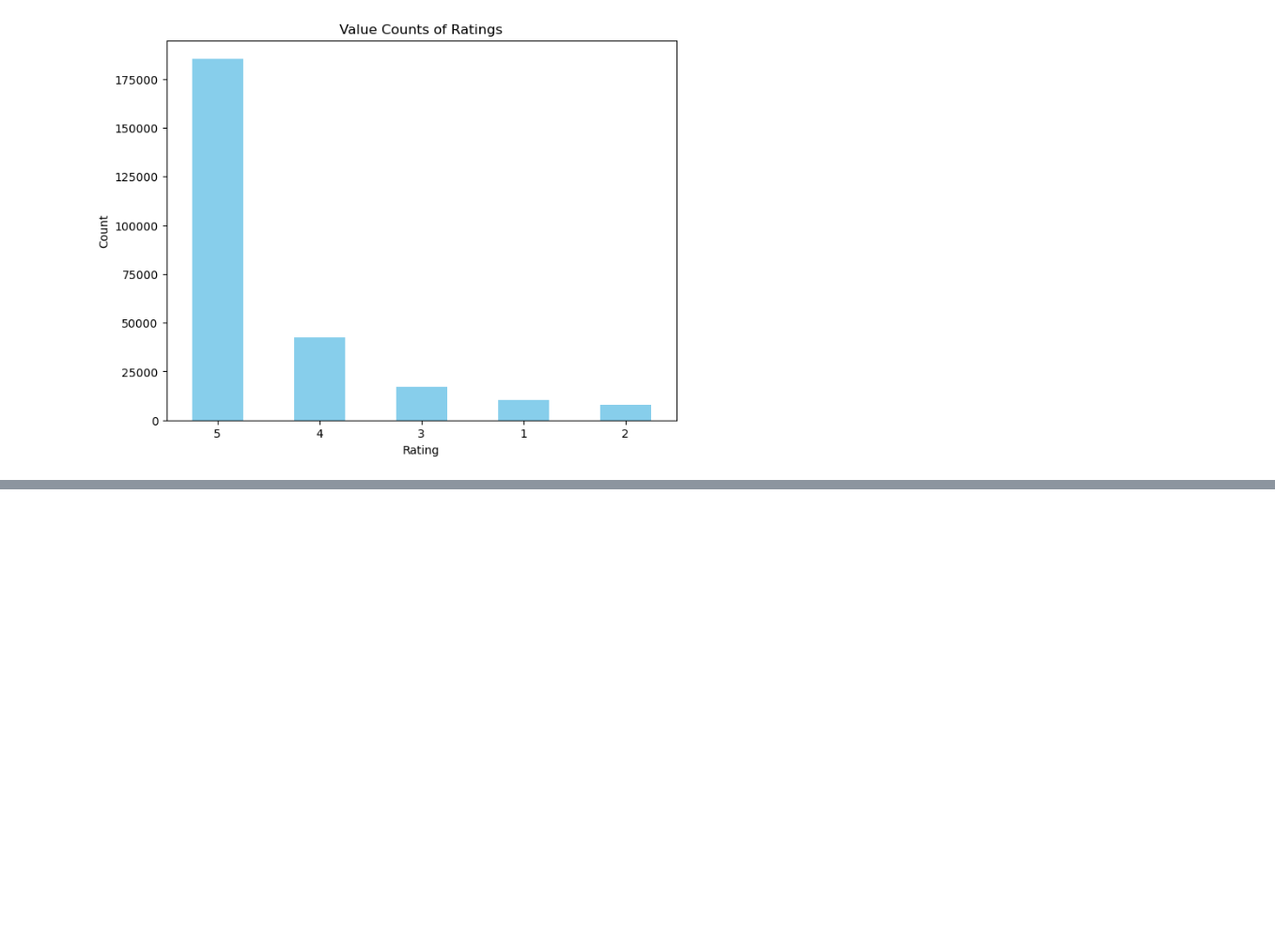
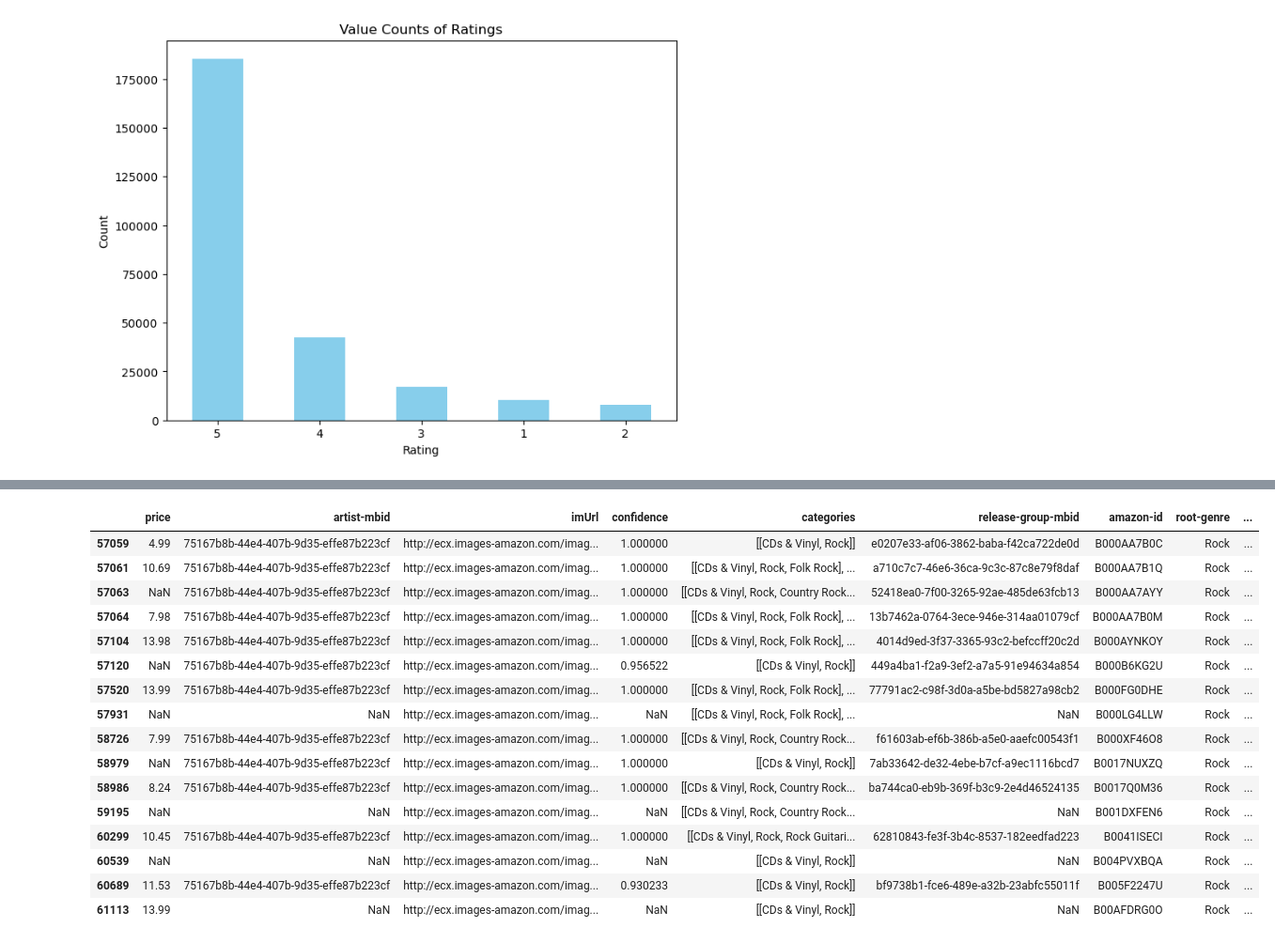
Before and after one commit to lderr4/Fresh-Finds-Album-Recommendation, a Jupyter notebook: explore_data.ipynb, the cells around one changed output, grey strips where cells are left out. Shown at 94% size. Drawn from its saved outputs; the diff is of its cells as text; code cells hidden in the pictures; blank space fills up the shorter version.

```diff
--- a/explore_data.ipynb
+++ b/explore_data.ipynb
@@ -39,0 +110,4 @@ plt.show()
+# %%
+content_data = pd.read_json("mard/mard_metadata.json", lines=True)
+print(len(content_data))
+content_data.head()
@@ -39,0 +122,21 @@ plt.show()
+# %%
+neil = content_data[content_data["artist"] == "Neil Young"]
+neil
+# %% [output]
+|  | price | artist-mbid | imUrl | confidence | categories | release-group-mbid | amazon-id | root-genre | ... |
+| 57059 | 4.99 | 75167b8b-44e4-407b-9d35-effe87b223cf | http://ecx.images-amazon.com/imag... | 1.000000 | [[CDs & Vinyl, Rock]] | e0207e33-af06-3862-baba-f42ca722de0d | B000AA7B0C | Rock | ... |
+| 57061 | 10.69 | 75167b8b-44e4-407b-9d35-effe87b223cf | http://ecx.images-amazon.com/imag... | 1.000000 | [[CDs & Vinyl, Rock, Folk Rock], ... | a710c7c7-46e6-36ca-9c3c-87c8e79f8daf | B000AA7B1Q | Rock | ... |
+| 57063 | NaN | 75167b8b-44e4-407b-9d35-effe87b223cf | http://ecx.images-amazon.com/imag... | 1.000000 | [[CDs & Vinyl, Rock, Country Rock... | 52418ea0-7f00-3265-92ae-485de63fcb13 | B000AA7AYY | Rock | ... |
+| 57064 | 7.98 | 75167b8b-44e4-407b-9d35-effe87b223cf | http://ecx.images-amazon.com/imag... | 1.000000 | [[CDs & Vinyl, Rock, Folk Rock], ... | 13b7462a-0764-3ece-946e-314aa01079cf | B000AA7B0M | Rock | ... |
+| 57104 | 13.98 | 75167b8b-44e4-407b-9d35-effe87b223cf | http://ecx.images-amazon.com/imag... | 1.000000 | [[CDs & Vinyl, Rock, Folk Rock], ... | 4014d9ed-3f37-3365-93c2-befccff20c2d | B000AYNKOY | Rock | ... |
+| 57120 | NaN | 75167b8b-44e4-407b-9d35-effe87b223cf | http://ecx.images-amazon.com/imag... | 0.956522 | [[CDs & Vinyl, Rock]] | 449a4ba1-f2a9-3ef2-a7a5-91e94634a854 | B000B6KG2U | Rock | ... |
+| 57520 | 13.99 | 75167b8b-44e4-407b-9d35-effe87b223cf | http://ecx.images-amazon.com/imag... | 1.000000 | [[CDs & Vinyl, Rock, Folk Rock], ... | 77791ac2-c98f-3d0a-a5be-bd5827a98cb2 | B000FG0DHE | Rock | ... |
+| 57931 | NaN | NaN | http://ecx.images-amazon.com/imag... | NaN | [[CDs & Vinyl, Rock, Folk Rock], ... | NaN | B000LG4LLW | Rock | ... |
+| 58726 | 7.99 | 75167b8b-44e4-407b-9d35-effe87b223cf | http://ecx.images-amazon.com/imag... | 1.000000 | [[CDs & Vinyl, Rock, Country Rock... | f61603ab-ef6b-386b-a5e0-aaefc00543f1 | B000XF46O8 | Rock | ... |
+| 58979 | NaN | 75167b8b-44e4-407b-9d35-effe87b223cf | http://ecx.images-amazon.com/imag... | 1.000000 | [[CDs & Vinyl, Rock]] | 7ab33642-de32-4ebe-b7cf-a9ec1116bcd7 | B0017NUXZQ | Rock | ... |
+| 58986 | 8.24 | 75167b8b-44e4-407b-9d35-effe87b223cf | http://ecx.images-amazon.com/imag... | 1.000000 | [[CDs & Vinyl, Rock, Country Rock... | ba744ca0-eb9b-369f-b3c9-2e4d46524135 | B0017Q0M36 | Rock | ... |
+| 59195 | NaN | NaN | http://ecx.images-amazon.com/imag... | NaN | [[CDs & Vinyl, Rock, Country Rock... | NaN | B001DXFEN6 | Rock | ... |
+| 60299 | 10.45 | 75167b8b-44e4-407b-9d35-effe87b223cf | http://ecx.images-amazon.com/imag... | 1.000000 | [[CDs & Vinyl, Rock, Rock Guitari... | 62810843-fe3f-3b4c-8537-182eedfad223 | B0041ISECI | Rock | ... |
+| 60539 | NaN | NaN | http://ecx.images-amazon.com/imag... | NaN | [[CDs & Vinyl, Rock]] | NaN | B004PVXBQA | Rock | ... |
+| 60689 | 11.53 | 75167b8b-44e4-407b-9d35-effe87b223cf | http://ecx.images-amazon.com/imag... | 0.930233 | [[CDs & Vinyl, Rock]] | bf9738b1-fce6-489e-a32b-23abfc55011f | B005F2247U | Rock | ... |
+| 61113 | 13.99 | NaN | http://ecx.images-amazon.com/imag... | NaN | [[CDs & Vinyl, Rock]] | NaN | B00AFDRG0O | Rock | ... |
```
Also changed, not shown: parts of 13 cells of this notebook, 1 other file.
